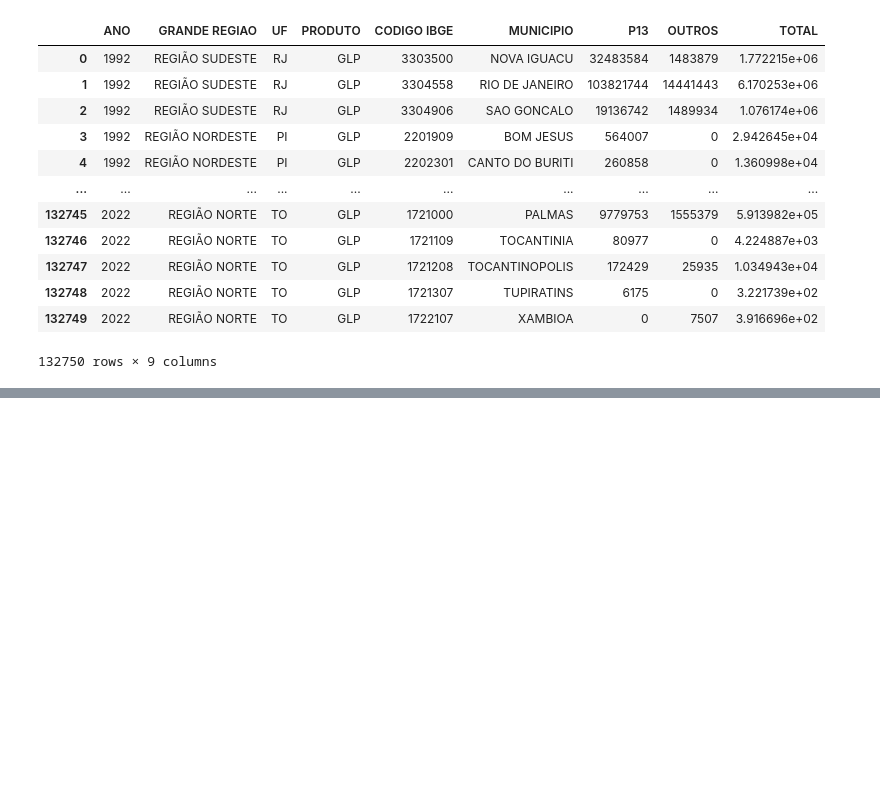
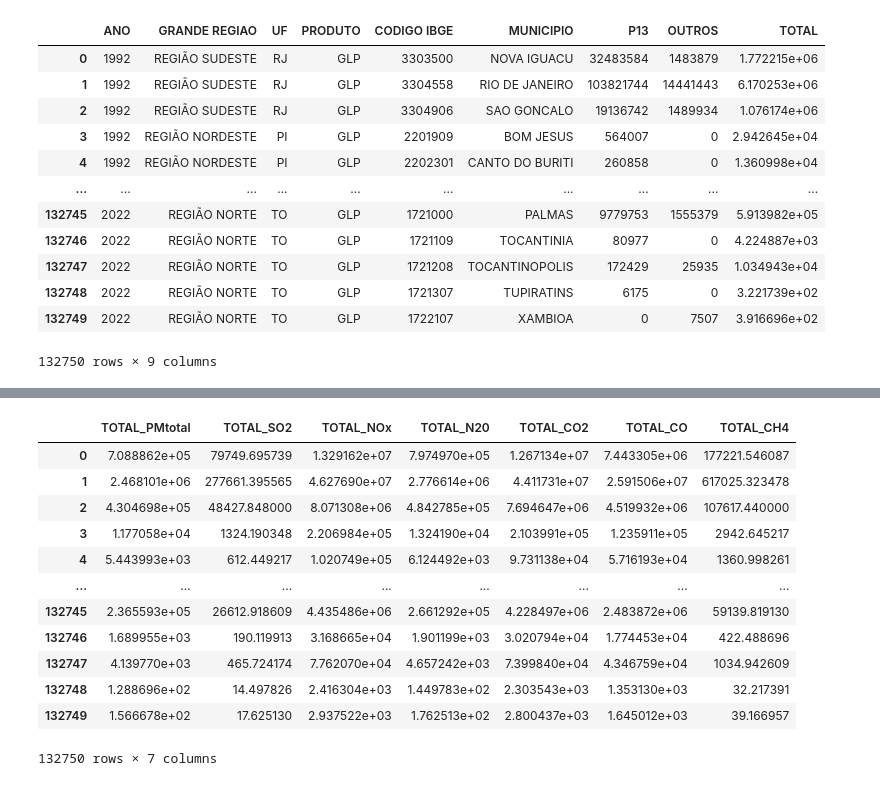
Before and after one commit to Marcosperrude/LCQAR, a Jupyter notebook: codigos/Untitled.ipynb, the cells around one changed output, grey strips where cells are left out. Cells and saved outputs as stored; diff of their text form; code cells hidden in the pictures; blank space fills up the shorter version.

```diff
--- a/codigos/Untitled.ipynb
+++ b/codigos/Untitled.ipynb
@@ -45,18 +95,35 @@ df
 # %%
-def Taxa_butano(taxa_butano):
-    #Definir os fatores de emissao (AP42) PARA butano
-    teb = {
-        'PMtotal': [0.2],
-        'SO2' : [0.09],
-        'NOx' : [15],
-        'N20' : [0.9],
-        'CO2' : [14.300],
-        'CO' : [8.4],
-        'CH4' : [0.2],
-    }
-    teb = pd.DataFrame(teb)
 
-    #obter as taxas de emissoes para butano
-    resultados = df['TOTAL'].values[:, np.newaxis] * teb.values
-    Taxa_butano = pd.DataFrame(resultados, columns=[f'TOTAL_{col}' for col in teb.columns])
-    return Taxa_butano
+# Definir os fatores de emissão (AP42) para butano
+teb = {
+
+    'PMtotal': [0.8],
+    'SO2': [0.09],
+    'NOx': [15],
+    'N20': [0.9],
+    'CO2': [14.300],
+    'CO': [8.4],
+    'CH4': [0.2],
+}
+teb = pd.DataFrame(teb)
+
+# Obter as taxas de emissões para butano
+resultados = TOTAL_50['TOTAL'].values[:, np.newaxis] * teb.values
+Taxa_butano = pd.DataFrame(resultados, columns=[f'TOTAL_{col}' for col in teb.columns])
+
+# Exibir ou retornar o resultado
+Taxa_butano
+# %% [output]
+|  | TOTAL_PMtotal | TOTAL_SO2 | TOTAL_NOx | TOTAL_N20 | TOTAL_CO2 | TOTAL_CO | TOTAL_CH4 |
+| 0 | 7.088862e+05 | 79749.695739 | 1.329162e+07 | 7.974970e+05 | 1.267134e+07 | 7.443305e+06 | 177221.546087 |
+| 1 | 2.468101e+06 | 277661.395565 | 4.627690e+07 | 2.776614e+06 | 4.411731e+07 | 2.591506e+07 | 617025.323478 |
+| 2 | 4.304698e+05 | 48427.848000 | 8.071308e+06 | 4.842785e+05 | 7.694647e+06 | 4.519932e+06 | 107617.440000 |
+| 3 | 1.177058e+04 | 1324.190348 | 2.206984e+05 | 1.324190e+04 | 2.103991e+05 | 1.235911e+05 | 2942.645217 |
+| 4 | 5.443993e+03 | 612.449217 | 1.020749e+05 | 6.124492e+03 | 9.731138e+04 | 5.716193e+04 | 1360.998261 |
+| ... | ... | ... | ... | ... | ... | ... | ... |
+| 132745 | 2.365593e+05 | 26612.918609 | 4.435486e+06 | 2.661292e+05 | 4.228497e+06 | 2.483872e+06 | 59139.819130 |
+| 132746 | 1.689955e+03 | 190.119913 | 3.168665e+04 | 1.901199e+03 | 3.020794e+04 | 1.774453e+04 | 422.488696 |
+| 132747 | 4.139770e+03 | 465.724174 | 7.762070e+04 | 4.657242e+03 | 7.399840e+04 | 4.346759e+04 | 1034.942609 |
+| 132748 | 1.288696e+02 | 14.497826 | 2.416304e+03 | 1.449783e+02 | 2.303543e+03 | 1.353130e+03 | 32.217391 |
+| 132749 | 1.566678e+02 | 17.625130 | 2.937522e+03 | 1.762513e+02 | 2.800437e+03 | 1.645012e+03 | 39.166957 |
+132750 rows × 7 columns
```
Also changed, not shown: parts of 22 cells of this notebook.
